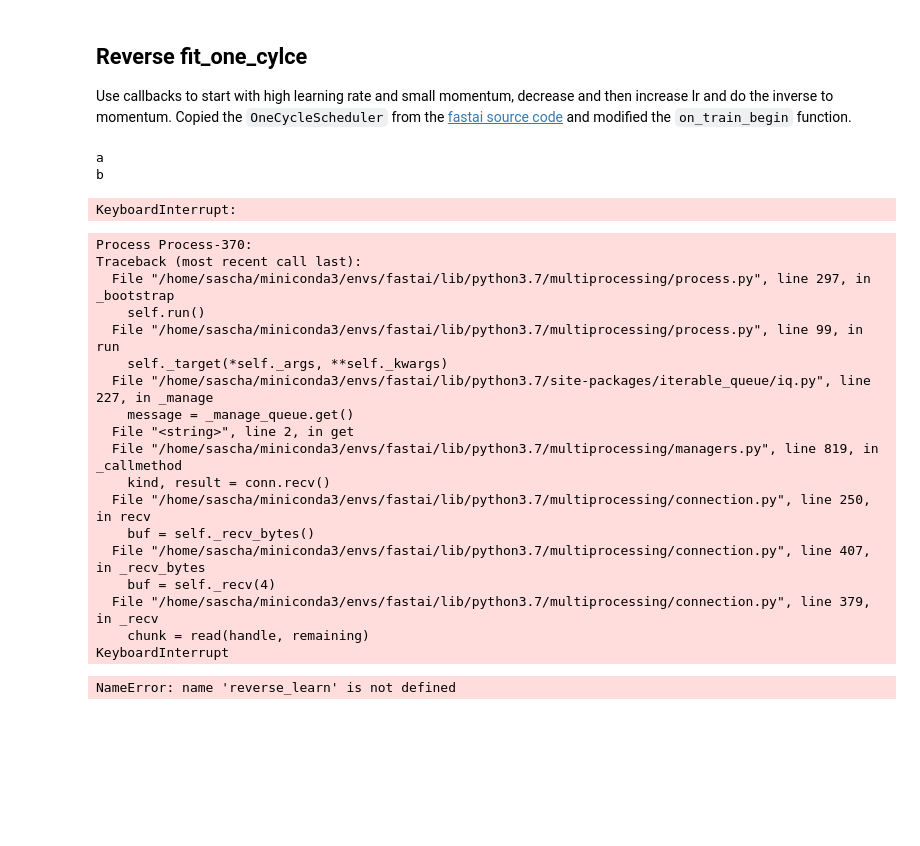
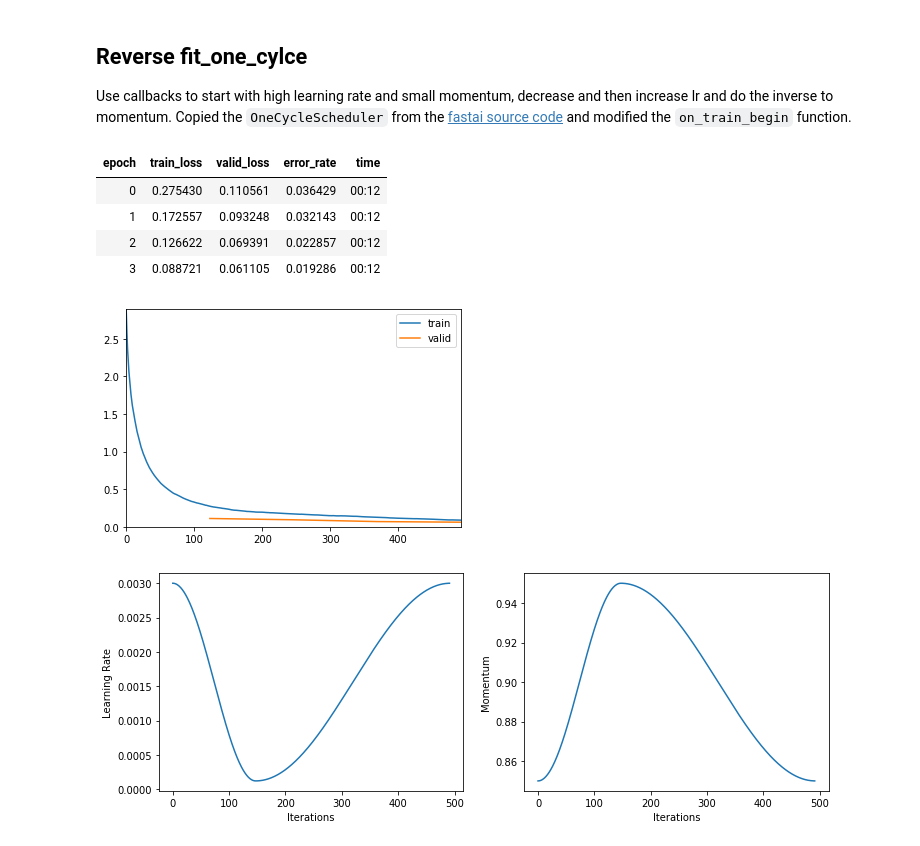
Before and after one commit to fastailondon/ghost-ants, a Jupyter notebook: nbs/Callbacks.ipynb, the cells around one changed output. Drawn from its saved outputs; the diff is of its cells as text; code cells hidden in the pictures; blank space fills up the shorter version.

Commit message:
make reversed fit one cycle work

```diff
--- a/nbs/Callbacks.ipynb
+++ b/nbs/Callbacks.ipynb
@@ -175,7 +163,7 @@ Use callbacks to start with high learning rate and small momentum, decrease and
 # %%
 class ReverseOneCycleScheduler(LearnerCallback):
     "Reverse the learning rate and momentum cycling of the one cycle policy."
-    def __init__(self, learn:Learner, lr_max:float, moms:Floats=(0.95,0.85), div_factor:float=25., pct_start:float=0.3,
+    def __init__(self, learn:Learner, lr_max:float =0.003, moms:Floats=(0.95,0.85), div_factor:float=25., pct_start:float=0.3,
                  final_div:float=None, tot_epochs:int=None, start_epoch:int=None):
         super().__init__(learn)
         self.lr_max,self.div_factor,self.pct_start,self.final_div = lr_max,div_factor,pct_start,final_div
@@ -208,9 +196,6 @@ class ReverseOneCycleScheduler(LearnerCallback):
         self.idx_s = 0
         return res
 
-        #     def jump_to_epoch(self, epoch:int)->None:
-        #         for _ in range(len(self.learn.data.train_dl) * epoch):
-        #             self.on_batch_end(True)
 
     def on_batch_end(self, train, **kwargs:Any)->None:
         "Take one step forward on the annealing schedule for the optim params."
@@ -226,36 +211,21 @@ class ReverseOneCycleScheduler(LearnerCallback):
     def on_epoch_end(self, epoch, **kwargs:Any)->None:
         "Tell Learner to stop if the cycle is finished."
         if epoch > self.tot_epochs: return {'stop_training': True}
-# %% [output]
-a
-b
-KeyboardInterrupt:
-Process Process-370:
-Traceback (most recent call last):
-  File "/home/sascha/miniconda3/envs/fastai/lib/python3.7/multiprocessing/process.py", line 297, in _bootstrap
-    self.run()
-  File "/home/sascha/miniconda3/envs/fastai/lib/python3.7/multiprocessing/process.py", line 99, in run
-    self._target(*self._args, **self._kwargs)
-  File "/home/sascha/miniconda3/envs/fastai/lib/python3.7/site-packages/iterable_queue/iq.py", line 227, in _manage
-    message = _manage_queue.get()
-  File "<string>", line 2, in get
-  File "/home/sascha/miniconda3/envs/fastai/lib/python3.7/multiprocessing/managers.py", line 819, in _callmethod
-    kind, result = conn.recv()
-  File "/home/sascha/miniconda3/envs/fastai/lib/python3.7/multiprocessing/connection.py", line 250, in recv
-    buf = self._recv_bytes()
-  File "/home/sascha/miniconda3/envs/fastai/lib/python3.7/multiprocessing/connection.py", line 407, in _recv_bytes
-    buf = self._recv(4)
-  File "/home/sascha/miniconda3/envs/fastai/lib/python3.7/multiprocessing/connection.py", line 379, in _recv
-    chunk = read(handle, remaining)
-KeyboardInterrupt
 # %%
 reverse_learn = cnn_learner(data,
                     models.resnet34,
                     metrics=error_rate,
-                    callback_fns=[ReverseOneCycleScheduler])
+                    callback_fns=[ReverseOneCycleScheduler, ShowGraph])
 # %%
-reverse_learn.fit()
+reverse_learn.fit(4)
 # %% [output]
-NameError: name 'reverse_learn' is not defined
+| epoch | train_loss | valid_loss | error_rate | time |
+| 0 | 0.275430 | 0.110561 | 0.036429 | 00:12 |
+| 1 | 0.172557 | 0.093248 | 0.032143 | 00:12 |
+| 2 | 0.126622 | 0.069391 | 0.022857 | 00:12 |
+| 3 | 0.088721 | 0.061105 | 0.019286 | 00:12 |
+[figure, added]
 # %%
-learn.recorder.plot_lr(show_moms=True)
+reverse_learn.recorder.plot_lr(show_moms=True)
+# %% [output]
+[figure, added]
```
Also changed, not shown: parts of 12 cells of this notebook.
